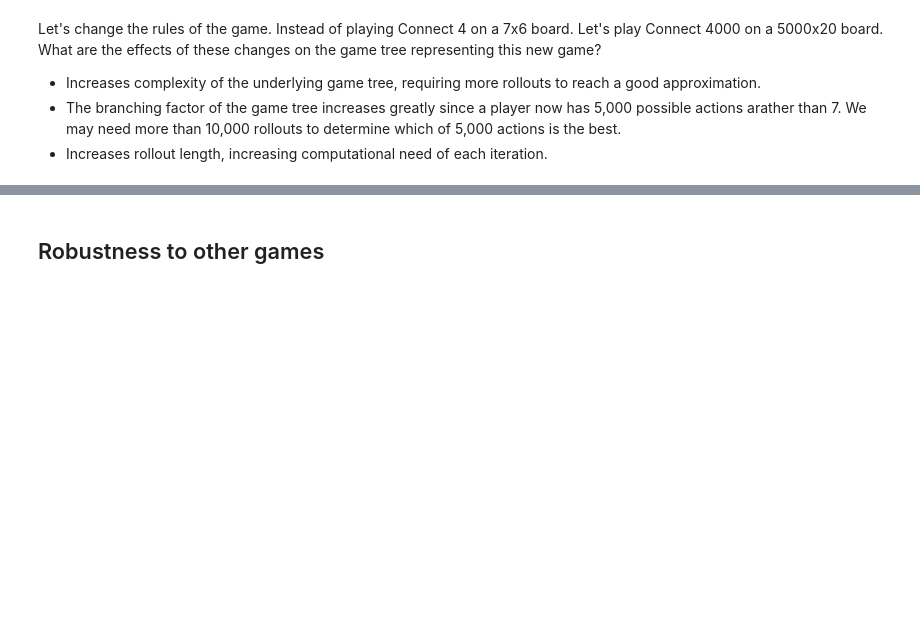
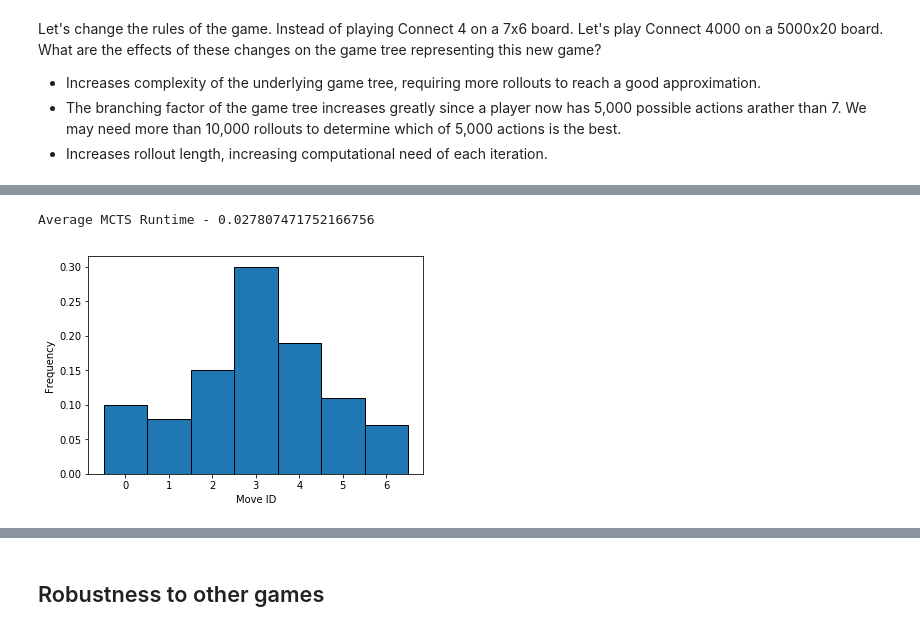
Before and after one commit to Danielhp95/ai-in-games-mcts, a Jupyter notebook: MCTS-tutorial.ipynb, the cells around one changed output, grey strips where cells are left out. Saved outputs shown, nothing was run; the diff lists cells and outputs as text; code cells hidden in the pictures; blank space fills up the shorter version.

```diff
--- a/MCTS-tutorial.ipynb
+++ b/MCTS-tutorial.ipynb
@@ -518,0 +540,5 @@ KeyboardInterrupt:
+# %%
+plot_action_frequencies(Connect4State(width=7, height=40), budget=100)
+# %% [output]
+Average MCTS Runtime - 0.027807471752166756
+[figure, added]
```
Also changed, not shown: parts of 12 cells of this notebook.
